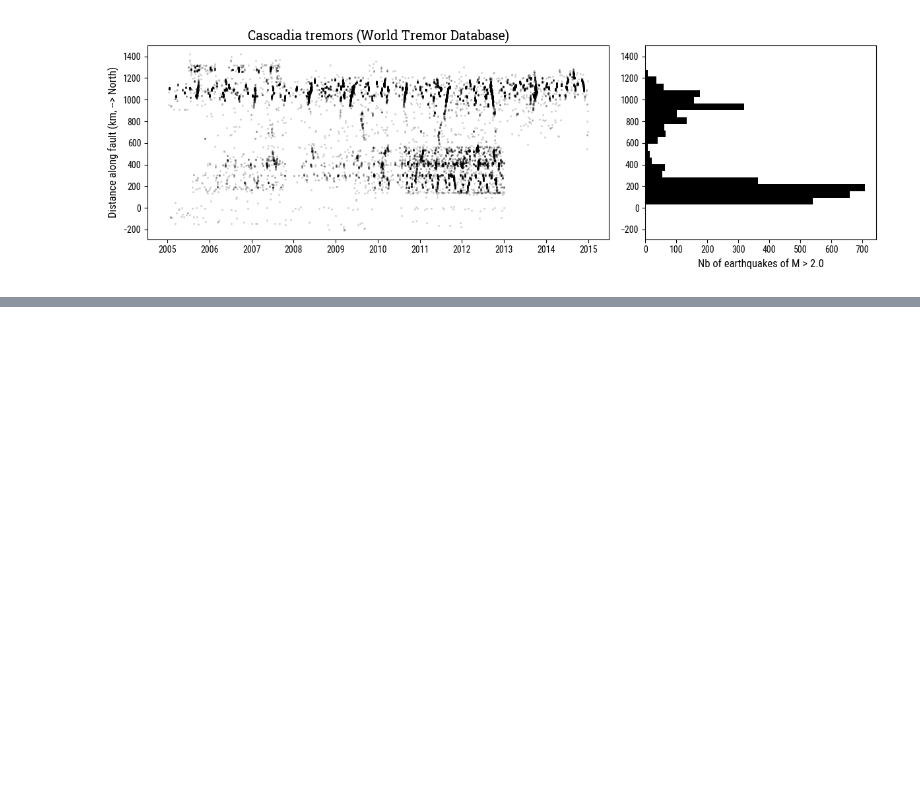
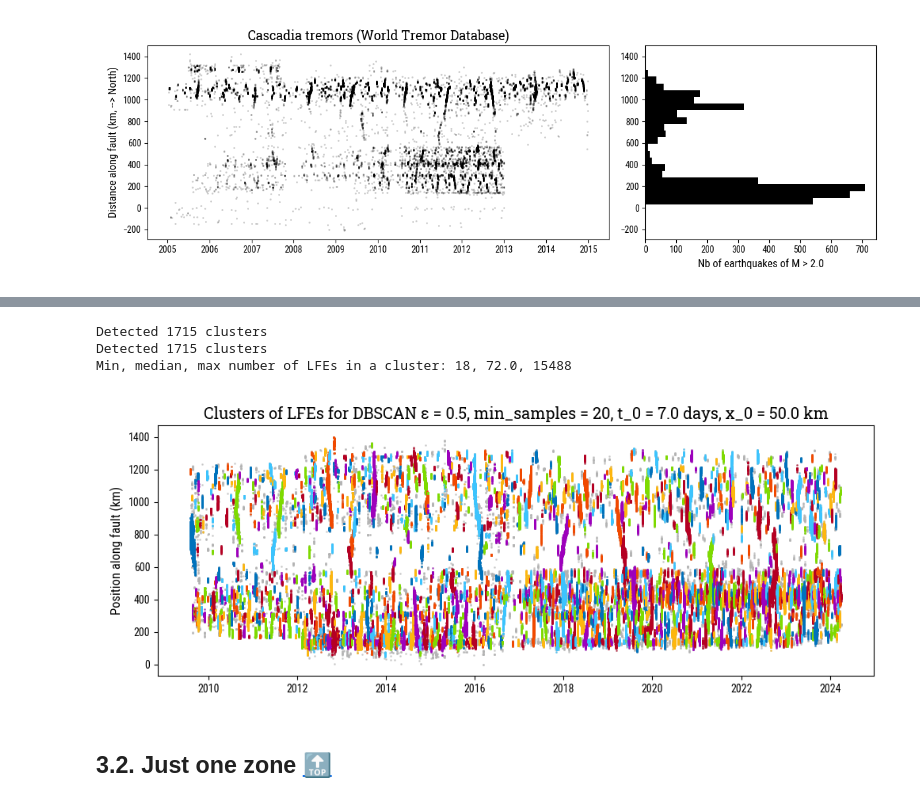
Before and after one commit to gfarge/tremor_v_eq, a Jupyter notebook: cascadia_overview.ipynb, the cells around one changed output, grey strips where cells are left out. Drawn from its saved outputs; the diff is of its cells as text; code cells hidden in the pictures; blank space fills up the shorter version.

```diff
--- a/cascadia_overview.ipynb
+++ b/cascadia_overview.ipynb
@@ -353,0 +379,44 @@ plt.show()
+# %%
+# Parameters for cluster detection
+ev_x = tremor['xf'].values
+ev_t = tremor['day'].values
+
+t0 = 7. # scaling factor for time (in days)
+x0 = 50. # scaling factor for position (in km)
+
+X = np.column_stack([ev_x / x0, ev_t / t0])
+
+# Parameters for the clustering model
+dbs = DBSCAN(eps=.5, min_samples=20)
+
+# t0=48h, x0=20km, eps=.5 and min_samples=100 gives good clusters
+
+# Fit the model
+clusters_fit = dbs.fit(X)
+
+print('Detected {:d} clusters'.format(len(np.unique(clusters_fit.labels_))))
+
+# Stats on the clusters
+print('Detected {:d} clusters'.format(len(np.unique(clusters_fit.labels_))))
+print('Min, median, max number of LFEs in a cluster: {:}, {:}, {:}'.format(np.min(np.bincount(clusters_fit.labels_+1)[1:]), np.median(np.bincount(clusters_fit.labels_+1)[1:]), np.max(np.bincount(clusters_fit.labels_+1)[1:])))
+
+# Show clusters
+fig, ax = plt.subplots(1, 1, figsize=(10, 4))
+ax.set_title('Clusters of LFEs for DBSCAN ε = {:}, min_samples = {:}, t_0 = {:} days, x_0 = {:} km'.format(dbs.eps, dbs.min_samples, t0, x0), fontname='Roboto Slab')
+ax.set_ylabel('Position along fault (km)')
+# ax.set_xlim(np.datetime64('2018-01-01'), np.datetime64('2019-01-01'))
+
+ax.plot(tremor.date, tremor.xf, 'o', ms=1, alpha=0.5, c='.7')
+
+for cluster in np.unique(clusters_fit.labels_):
+    if cluster == -1:
+        continue
+    idx = clusters_fit.labels_ == cluster
+    ax.plot(tremor.date.values[idx], tremor.xf.values[idx], 'o', ms=1, alpha=0.5)
+plt.tight_layout()
+plt.show()
+# %% [output]
+Detected 1715 clusters
+Detected 1715 clusters
+Min, median, max number of LFEs in a cluster: 18, 72.0, 15488
+[figure, added]
@@ -353,0 +471,2 @@ plt.show()
+# %% [markdown]
+## 3.2. <a id='toc3_2_'></a>Just one zone   [&#128285;](#toc0_)
```
Also changed, not shown: parts of 30 cells of this notebook, 7 other files.
